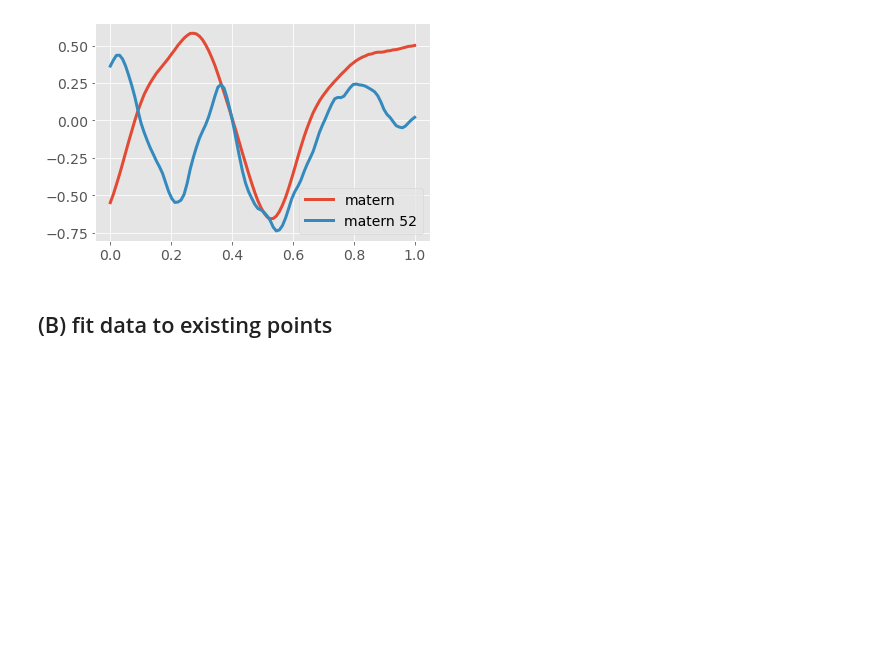
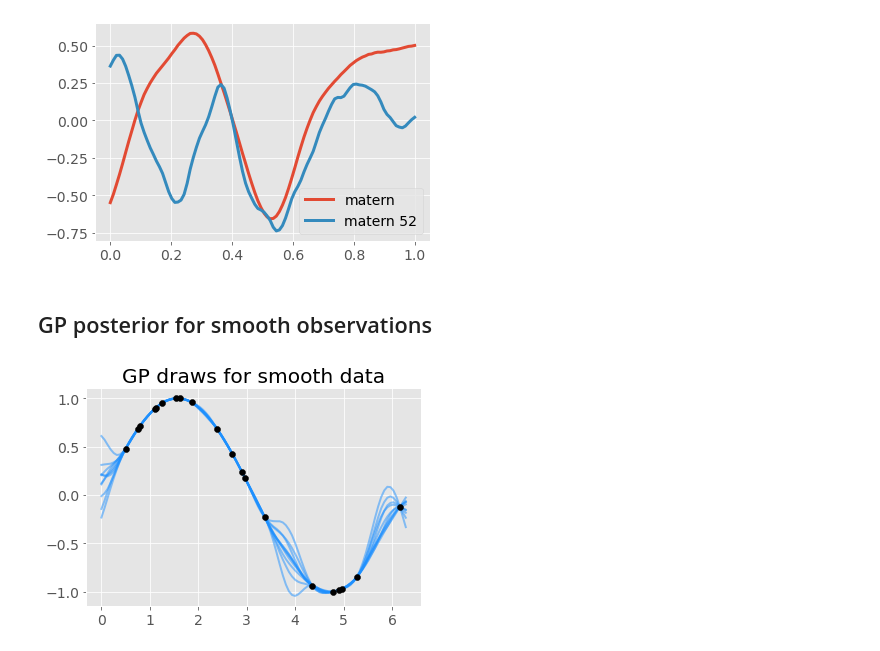
Before and after one commit to JulietteFranque/SDS383D_JF, a Jupyter notebook: exercises-06/notebooks/gaussian_processes.ipynb, the cells around one changed output. Cells and saved outputs as stored; diff of their text form; code cells hidden in the pictures; blank space fills up the shorter version.

```diff
--- a/exercises-06/notebooks/gaussian_processes.ipynb
+++ b/exercises-06/notebooks/gaussian_processes.ipynb
@@ -93,6 +93,6 @@ plt.legend()
 # %% [output]
 <matplotlib.legend.Legend at 0x...>
 [figure]
-# %% [markdown]
-## (B) fit data to existing points
+# %% [markdown]
+##  GP posterior for smooth observations
 # %%
@@ -101,0 +103,15 @@ y = np.sin(x) + np.random.normal(0,.5, size=n_points)
+# %%
+C = calculate_matern_covariance_function(np.concatenate([x_data.reshape(-1,1), x_plot.reshape(-1,1)]), 0.4, 0.1, 1e-6)
+sigma_11 = C[:len(x_data), :len(x_data)]
+sigma_22 = C[len(x_data):, len(x_data):]
+sigma_21 = C[len(x_data):, :len(x_data)]
+sigma_12 = sigma_21.T
+mean = 0 + sigma_21 @ np.linalg.inv(sigma_11)@(y-0)
+cov = sigma_22 - (sigma_21@np.linalg.inv(sigma_11)@sigma_12)
+dist = multivariate_normal(mean, cov)
+# %%
+plt.scatter(x_data, y, color='black', zorder=3)
+plt.plot(x_plot, dist.rvs(size=10).T, color='dodgerblue', alpha=.5, lw=2);
+plt.title('GP draws for smooth data');
+# %% [output]
+[figure, added]
```
Also changed, not shown: parts of 11 cells of this notebook, 2 other files.
